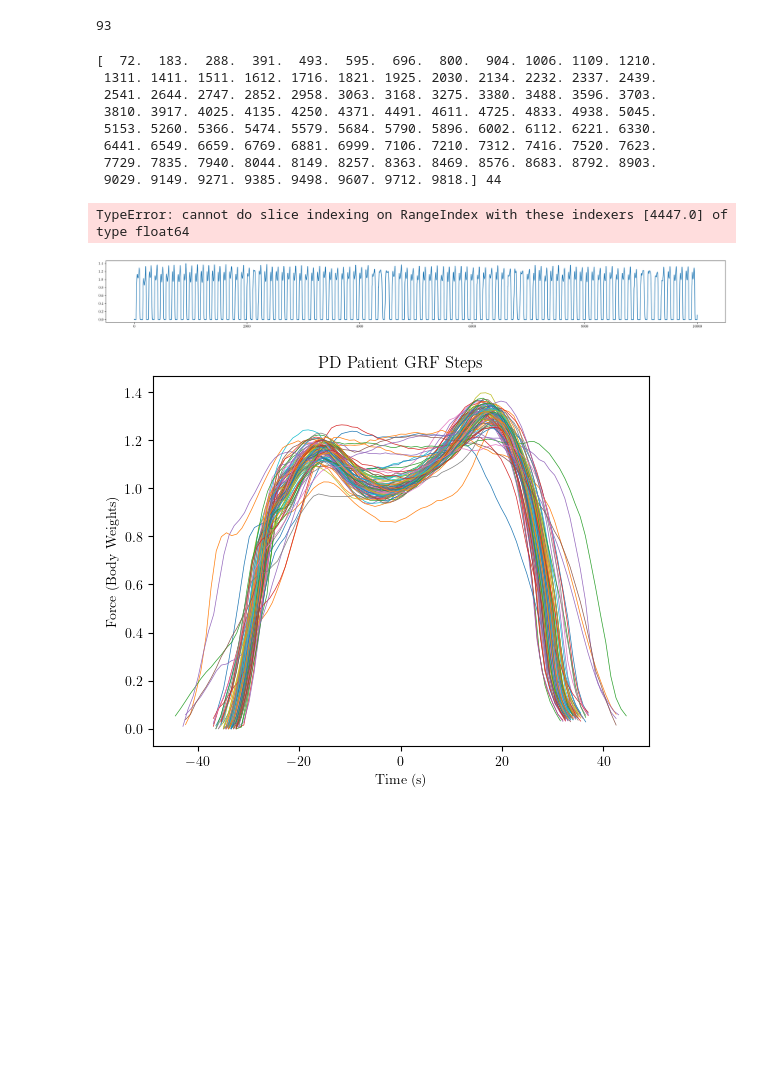
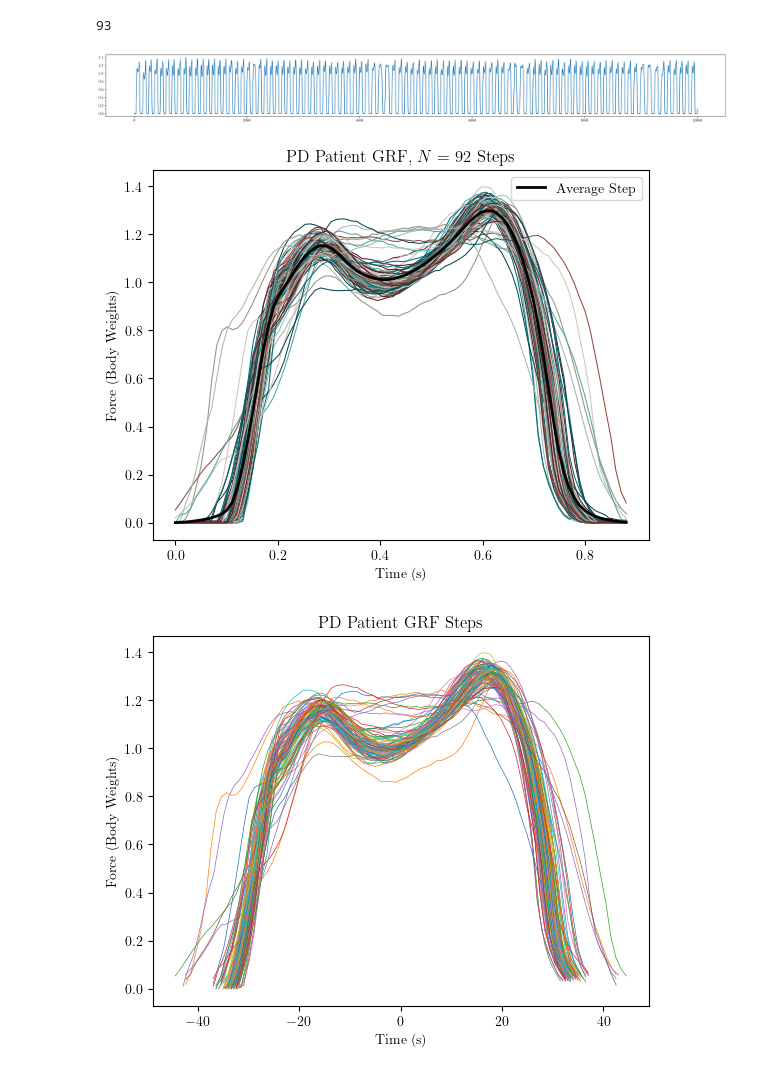
Before and after one commit to jpowell24/learningML, a Jupyter notebook: Python_exercises/PARK-GAIT1.ipynb, the cells around one changed output. Saved outputs shown, nothing was run; the diff lists cells and outputs as text; code cells hidden in the pictures; blank space fills up the shorter version.

```diff
--- a/Python_exercises/PARK-GAIT1.ipynb
+++ b/Python_exercises/PARK-GAIT1.ipynb
@@ -10,9 +10,11 @@ import math
 # %%
 background_vagabond_colors = ["#fffdfa", "#fef8f0", "#fbe4cb", "#e8c29d",
                               "#9a7b56", "#2b322e", "#f0f2f1"]
-vagabond_colors = ["#cec5c1", "#9f8f7f", "#924a42", "#5a2028",
-                   "#a4b9b1", "#4ea7a6", "#026d73", "#06494f"]
+colors = ["#cec5c1", "#9f8f7f", "#924a42", "#5a2028",
+        "#a4b9b1", "#4ea7a6", "#026d73", "#06494f"]
 gmk_ursa = ["#A9907E", "#F3DEBA", "#ABC4AA", "#675D50"]
+
+plt.rcParams['savefig.dpi'] = 300;
 
 rc('font', **{'family':'serif', 'serif':['Computer Modern']})
 rc('text', usetex = True)
@@ -241,17 +243,17 @@ def extract_steps(data, steps_indexes, sampling_rate):
             dist = int(new_dist);
         counter += 1;
 
-    steps = np.zeros((len(steps_indexes), dist));
+    steps = np.zeros((len(steps_indexes), dist - 1));
 
     half_dist = int(dist / 2);
-    print(mid_points, half_dist)
 
     counter = 0;
     for midpoint in mid_points:
-        if data[midpoint - half_dist] > 0 and data[midpoint + half_dist] < len(data):
-            steps[counter] = data[midpoint - half_dist : midpoint + half_dist];
-        # else:
-            # print("NOTE: There is some clipping in the data.")
+        if midpoint - half_dist > 0 and midpoint + half_dist < len(data):
+            steps[counter] = data[int(midpoint - half_dist) : int(midpoint + half_dist)];
+        else:
+            print("NOTE: There is some clipping in the data.")
+        counter += 1;
 
     average_step = np.zeros(2 * half_dist);
     for i in range(0, len(average_step), 1):
@@ -264,23 +266,26 @@ steps_indexes = get_step_indexes(y, 1);
 plt.figure(figsize=(30,3))
 plt.plot(y)
 
-# x = np.linspace(0, 1, 100);
-# for coords in steps_indexes:
-#     plt.plot(x * 0 + coords[0], x)
-#     plt.plot(x * 0 + coords[1], x)
-
-steps, average = extract_steps(y, steps_indexes, 1)
+steps, average_step = extract_steps(y, steps_indexes, 1);
 # %% [output]
-[  72.  183.  288.  391.  493.  595.  696.  800.  904. 1006. 1109. 1210.
- 1311. 1411. 1511. 1612. 1716. 1821. 1925. 2030. 2134. 2232. 2337. 2439.
- 2541. 2644. 2747. 2852. 2958. 3063. 3168. 3275. 3380. 3488. 3596. 3703.
- 3810. 3917. 4025. 4135. 4250. 4371. 4491. 4611. 4725. 4833. 4938. 5045.
- 5153. 5260. 5366. 5474. 5579. 5684. 5790. 5896. 6002. 6112. 6221. 6330.
- 6441. 6549. 6659. 6769. 6881. 6999. 7106. 7210. 7312. 7416. 7520. 7623.
- 7729. 7835. 7940. 8044. 8149. 8257. 8363. 8469. 8576. 8683. 8792. 8903.
- 9029. 9149. 9271. 9385. 9498. 9607. 9712. 9818.] 44
-TypeError: cannot do slice indexing on RangeIndex with these indexers [4447.0] of type float64
 [figure]
+# %%
+    counter = 0;
+    x = np.linspace(0, len(steps[0]), len(steps[0])) * 0.01;
+
+    for step in steps:
+        plt.plot(x, step, linewidth = 0.75, color = colors[counter % len(colors)]);
+        counter += 1;
+
+    plt.plot(x, average_step, linewidth = 2, color = 'black', label = "Average Step")
+
+    plt.title(f"PD Patient GRF, $N$ = {len(steps)} Steps")
+    plt.xlabel("Time (s)")
+    plt.ylabel("Force (Body Weights)")
+    plt.legend();
+    plt.show();
+# %% [output]
+[figure, added]
 # %%
 for coords in steps_indexes:
     dist = coords[1] - coords[0]
```
Also changed, not shown: 2 other files.
